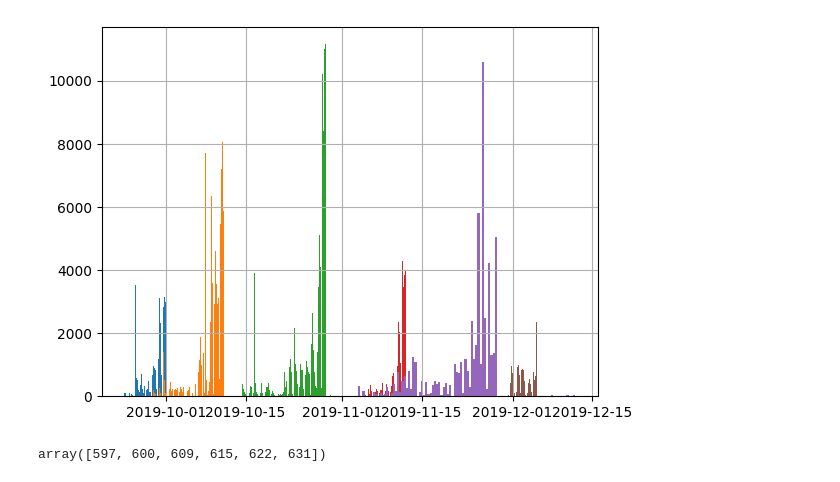
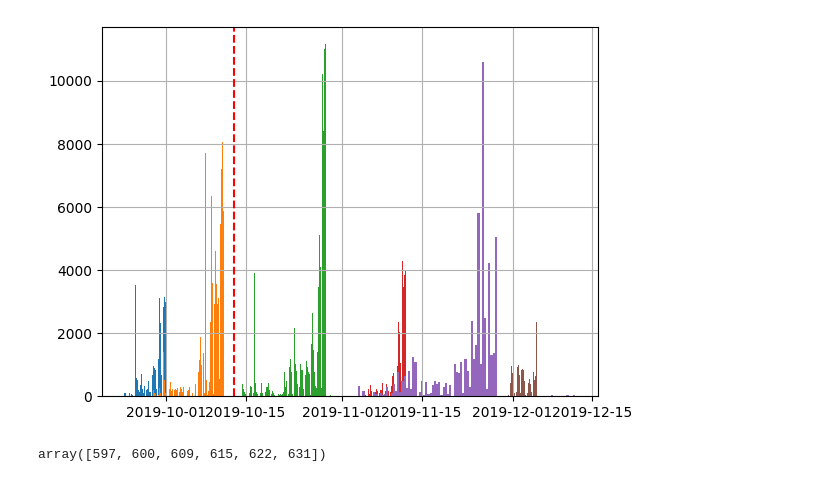
Before and after one commit to CSSPLICE/ProgSnapToolkit, a Jupyter notebook: src/progsnap2/examples/extract_features.ipynb, the cells around one changed output. Cells and saved outputs as stored; diff of their text form; code cells hidden in the pictures.

```diff
--- a/src/progsnap2/examples/extract_features.ipynb
+++ b/src/progsnap2/examples/extract_features.ipynb
@@ -190,18 +190,25 @@ if config.end_time is not None:
     main_table = main_table[main_table[timestamp_col] <= config.end_time]
 # %%
 assignment_col = Cols.AssignmentID if Cols.AssignmentID in main_table.columns else problem_id_col
+early_timestamp = pd.to_datetime(config.early_time)
+if early_timestamp is None:
+    print("Warning: No early time cutoff specified")
 if Cols.CourseSectionID not in main_table.columns:
     main_table.groupby(assignment_col)[timestamp_col].hist(bins=100)
+    if early_timestamp is not None:
+        plt.axvline(x=early_timestamp, color='r', linestyle='--', label='Early Time Cutoff')
 else:
     classes = main_table[Cols.CourseSectionID].unique()
     classes = classes[~pd.isna(classes)]
     for class_id in classes:
         subset = main_table[main_table[Cols.CourseSectionID] == class_id]
         hist = subset.groupby(assignment_col)[timestamp_col].hist(bins=100)
         plt.title(f"Class {class_id}")
+        if early_timestamp is not None:
+            plt.axvline(x=early_timestamp, color='r', linestyle='--', label='Early Time Cutoff')
         plt.show()
 # %% [output]
-[figure, old version]
+[figure, new version]
 # %%
 main_table.AssignmentID.unique()
 # %% [output]
```
Also changed, not shown: parts of 28 cells of this notebook, 44 other files.
